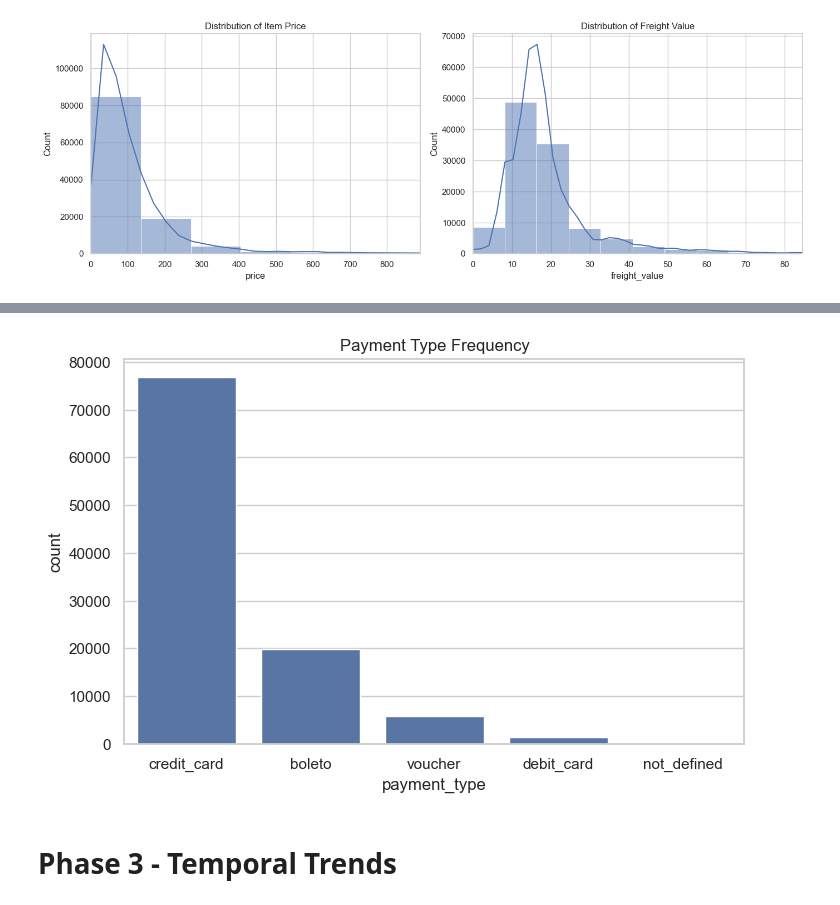
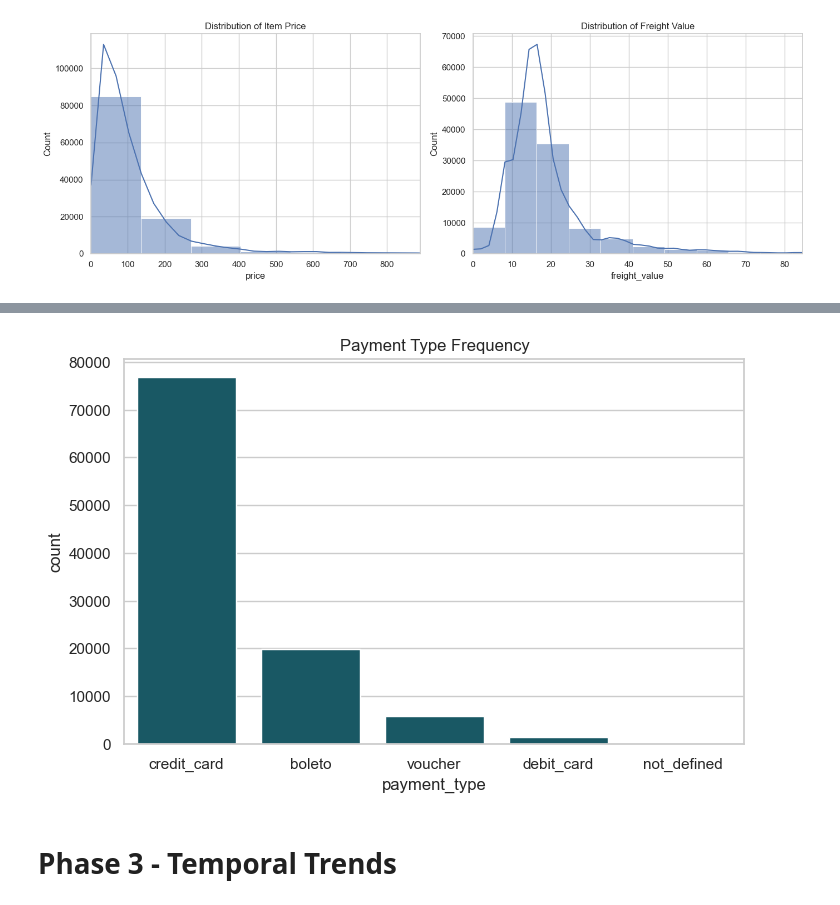
Before and after one commit to AliyarBhos/data-science-journey, a Jupyter notebook: 03_exploratory_data_analysis_and_visualization/olist_eda.ipynb, the cells around one changed output, grey strips where cells are left out. Saved outputs shown, nothing was run; the diff lists cells and outputs as text; code cells hidden in the pictures.

```diff
--- a/03_exploratory_data_analysis_and_visualization/olist_eda.ipynb
+++ b/03_exploratory_data_analysis_and_visualization/olist_eda.ipynb
@@ -161,10 +160,10 @@ plt.show()
 # %%
 fig, ax = plt.subplots(figsize=(8, 5))
-sns.countplot(data=payments, x='payment_type', order=payments['payment_type'].value_counts().index, ax=ax)
+sns.countplot(data=payments, x='payment_type', order=payments['payment_type'].value_counts().index, ax=ax, color="#0C6171")
 ax.set_title('Payment Type Frequency')
 plt.show()
 # %% [output]
-[figure, old version]
+[figure, new version]
 # %% [markdown]
 # Phase 3 - Temporal Trends
 # %%
```
Also changed, not shown: parts of 2 cells of this notebook.
